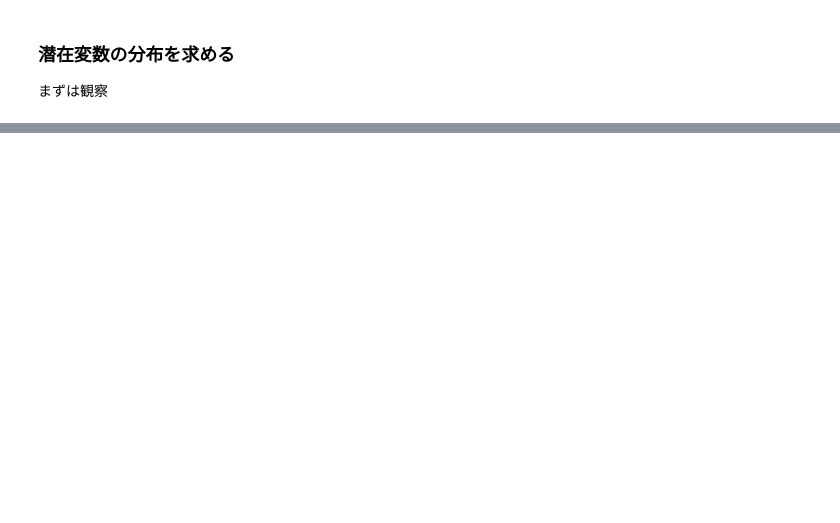
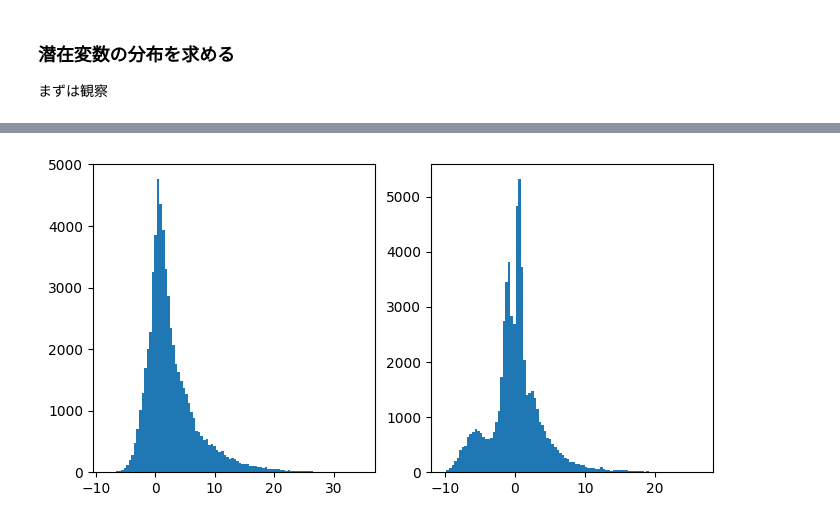
Before and after one commit to misya11p/Autoencoder-study, a Jupyter notebook: AE.ipynb, the cells around one changed output, grey strips where cells are left out. Cells and saved outputs as stored; diff of their text form; code cells hidden in the pictures; blank space fills up the shorter version.

```diff
--- a/AE.ipynb
+++ b/AE.ipynb
@@ -405,0 +409,6 @@ plt.scatter(images[:, 0], images[:, 1], s=1);
+# %%
+fig, (ax1, ax2) = plt.subplots(1, 2, figsize=(8, 4))
+ax1.hist(images[:, 0], bins=100);
+ax2.hist(images[:, 1], bins=100);
+# %% [output]
+[figure, added]
```
Also changed, not shown: parts of 17 cells of this notebook.
